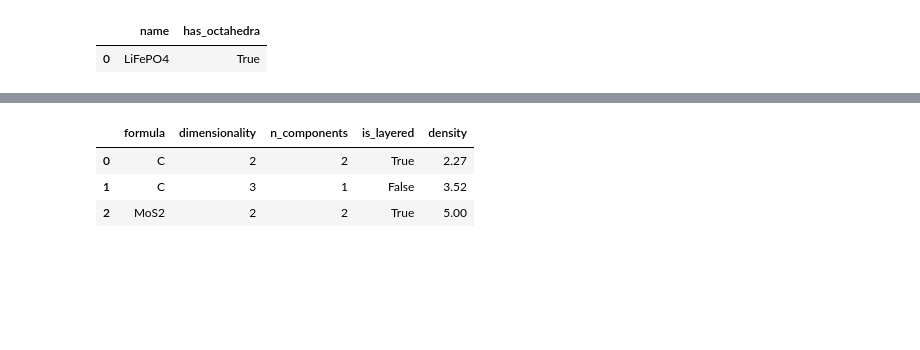
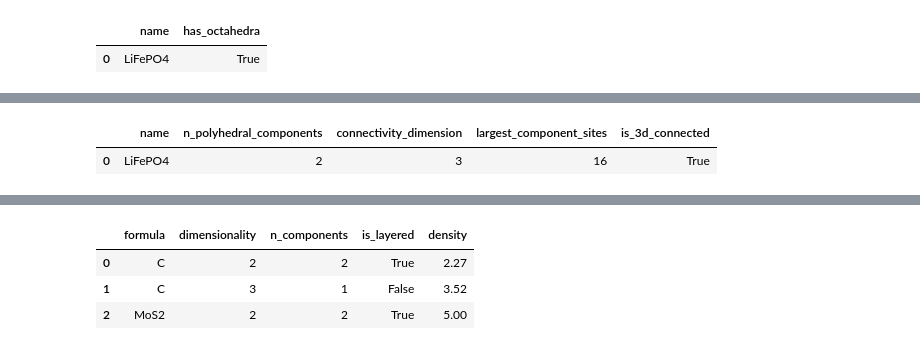
Before and after one commit to omicverse/matverse, a Jupyter notebook: matverse_guide/docs/tutorials/structure_and_bands.ipynb, the cells around one changed output, grey strips where cells are left out. Saved outputs shown, nothing was run; the diff lists cells and outputs as text; code cells hidden in the pictures; blank space fills up the shorter version.

```diff
--- a/matverse_guide/docs/tutorials/structure_and_bands.ipynb
+++ b/matverse_guide/docs/tutorials/structure_and_bands.ipynb
@@ -214 +224,8 @@ md.obs[["name", "has_octahedra"]]
+# %%
+mv.env.connectivity(md)
+md.obs[["name", "n_polyhedral_components", "connectivity_dimension",
+        "largest_component_sites", "is_3d_connected"]]
+# %% [output]
+|  | name | n_polyhedral_components | connectivity_dimension | largest_component_sites | is_3d_connected |
+| 0 | LiFePO4 | 2 | 3 | 16 | True |
 # %% [markdown]
```
Also changed, not shown: parts of 3 cells of this notebook, 10 other files.
